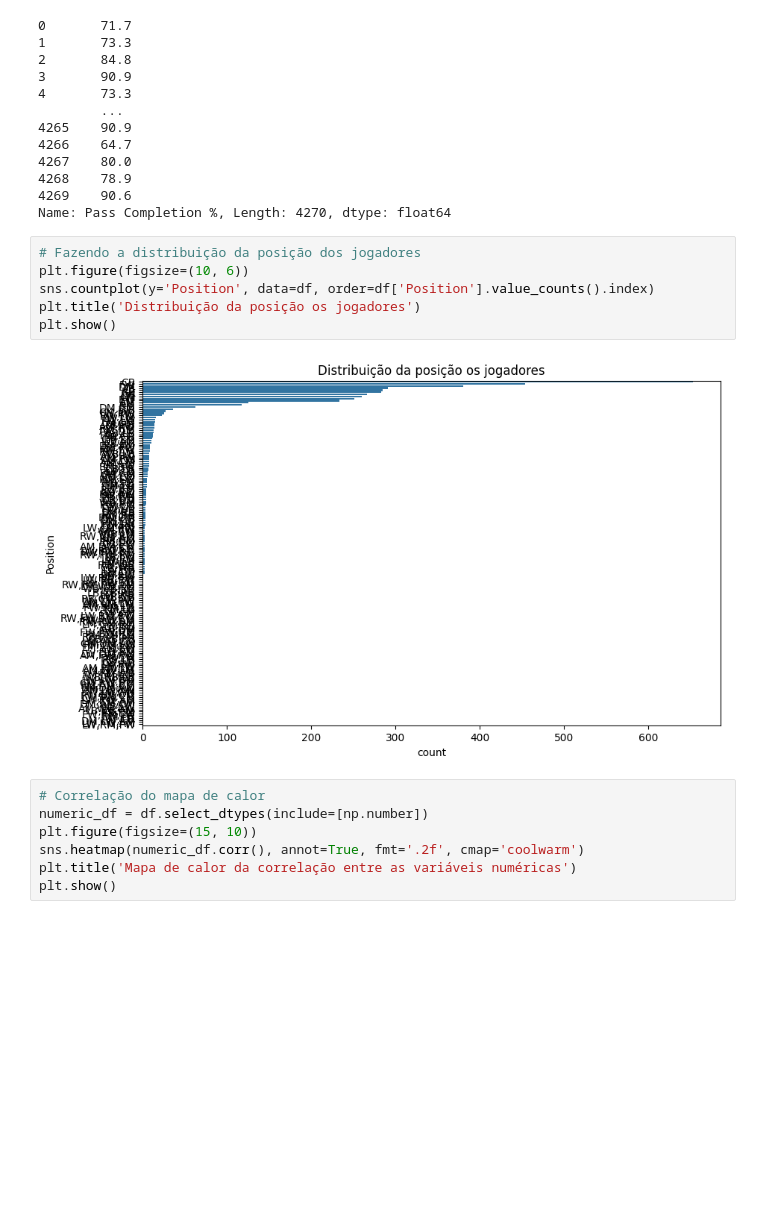
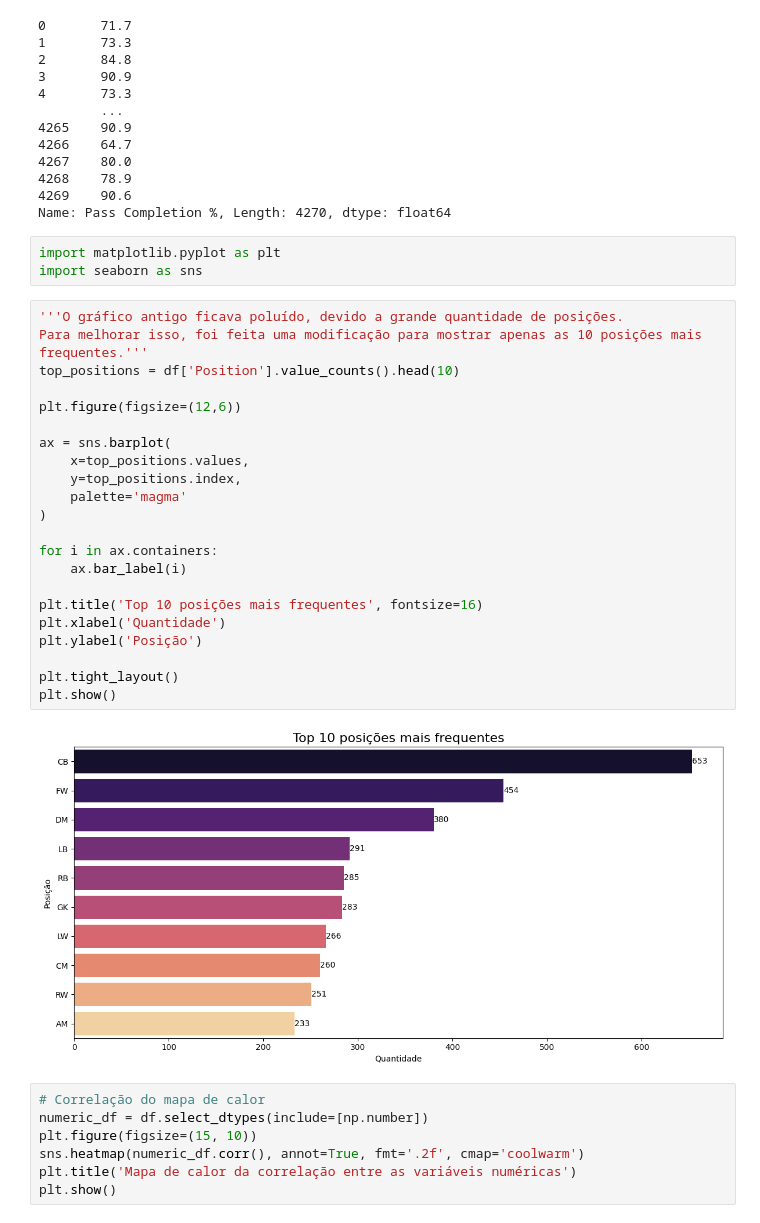
Before and after one commit to uninetbr1/Trabalho_Visao_Computacional_e_Computacao_em_nuvem, a Jupyter notebook: data_preparation_EPL.ipynb, the cells around one changed output. Drawn from its saved outputs; the diff is of its cells as text; blank space fills up the shorter version.

```diff
--- a/data_preparation_EPL.ipynb
+++ b/data_preparation_EPL.ipynb
@@ -109,14 +76,33 @@ df['Pass Completion %'].fillna(
 4268    78.9
 4269    90.6
 Name: Pass Completion %, Length: 4270, dtype: float64
-# %%
-# Fazendo a distribuição da posição dos jogadores
-plt.figure(figsize=(10, 6))
-sns.countplot(y='Position', data=df, order=df['Position'].value_counts().index)
-plt.title('Distribuição da posição os jogadores')
-plt.show()
-# %% [output]
-[figure, removed]
+# %%
+import matplotlib.pyplot as plt
+import seaborn as sns
+# %%
+'''O gráfico antigo ficava poluído, devido a grande quantidade de posições.
+Para melhorar isso, foi feita uma modificação para mostrar apenas as 10 posições mais frequentes.'''
+top_positions = df['Position'].value_counts().head(10)
+
+plt.figure(figsize=(12,6))
+
+ax = sns.barplot(
+    x=top_positions.values,
+    y=top_positions.index,
+    palette='magma'
+)
+
+for i in ax.containers:
+    ax.bar_label(i)
+
+plt.title('Top 10 posições mais frequentes', fontsize=16)
+plt.xlabel('Quantidade')
+plt.ylabel('Posição')
+
+plt.tight_layout()
+plt.show()
+# %% [output]
+[figure, added]
 # %%
 # Correlação do mapa de calor
 numeric_df = df.select_dtypes(include=[np.number])
```
Also changed, not shown: parts of 12 cells of this notebook.
